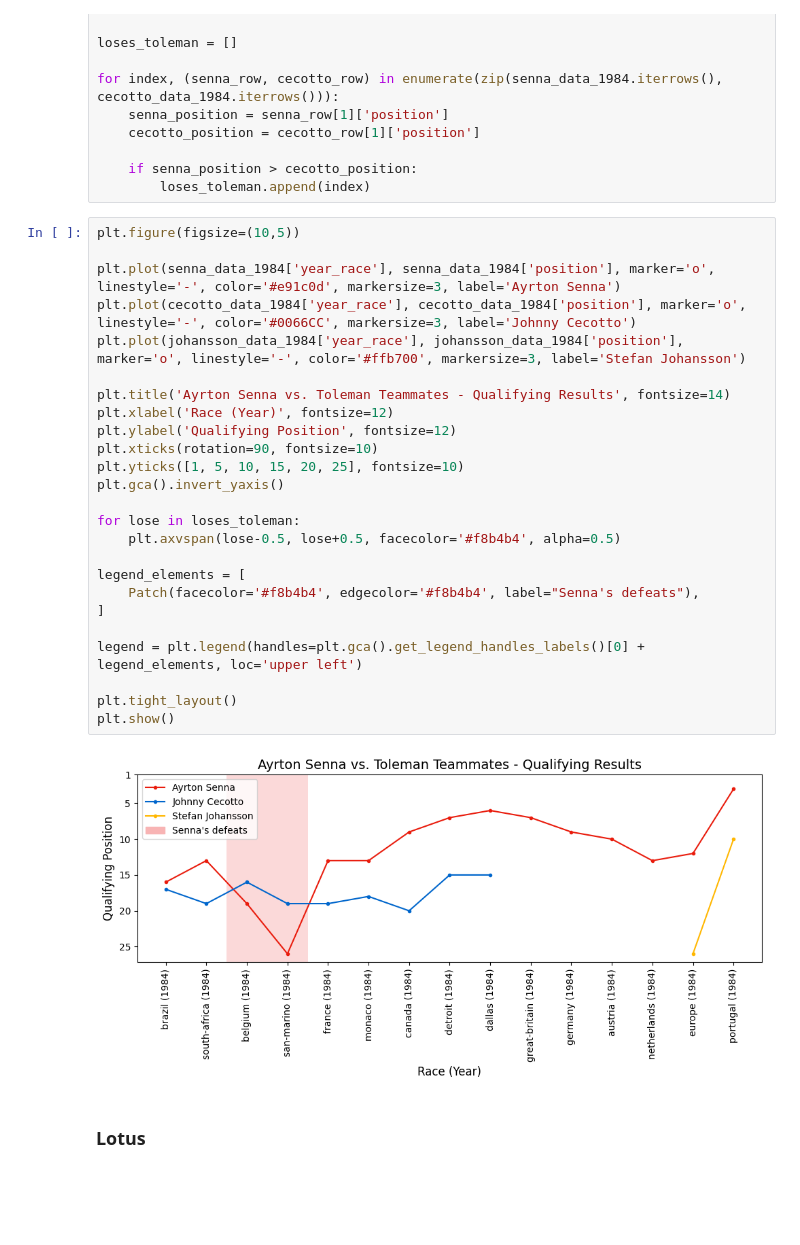
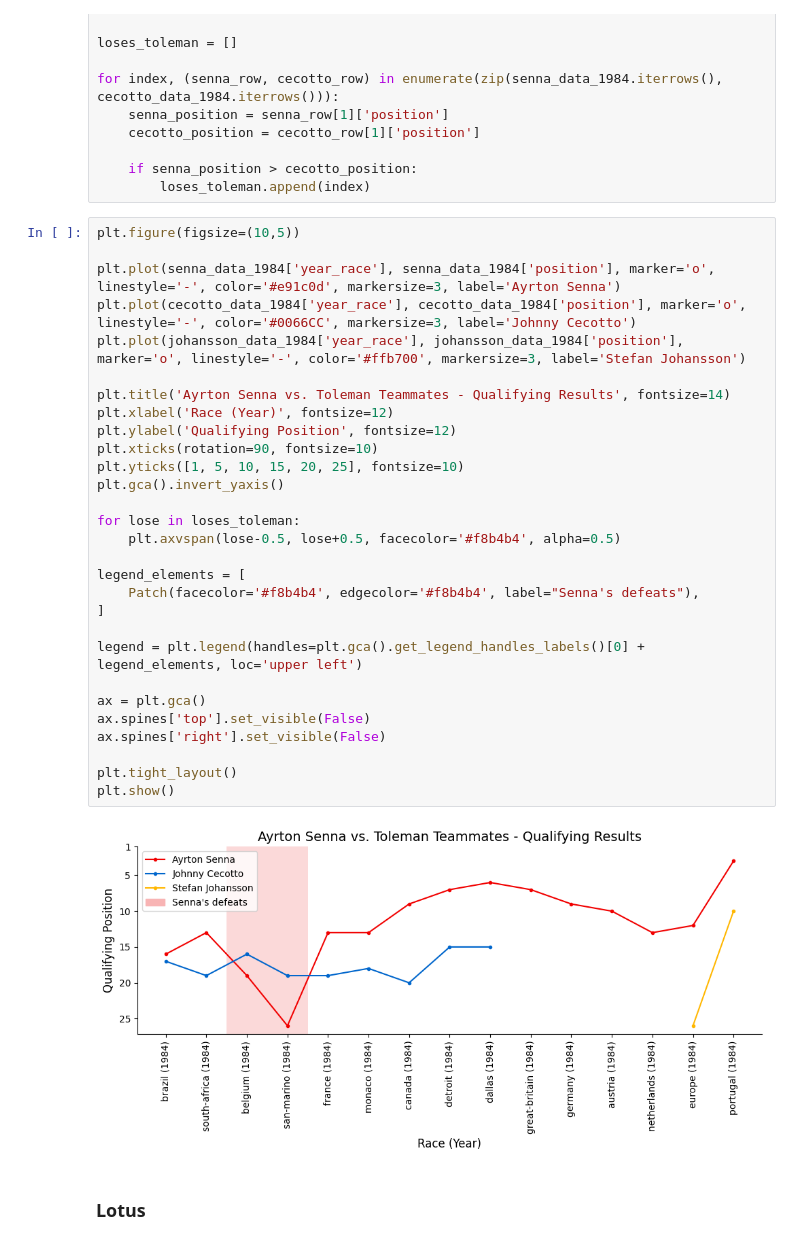
Before and after one commit to thiagodalladea/ayrton-senna-dv, a Jupyter notebook: nb.ipynb, the cells around one changed output. Drawn from its saved outputs; the diff is of its cells as text; blank space fills up the shorter version.

Commit message:
new plots and new data

```diff
--- a/nb.ipynb
+++ b/nb.ipynb
@@ -134,30 +138,34 @@ for index, (senna_row, cecotto_row) in enumerate(zip(senna_data_1984.iterrows(),
 # %%
 plt.figure(figsize=(10,5))
 
 plt.plot(senna_data_1984['year_race'], senna_data_1984['position'], marker='o', linestyle='-', color='#e91c0d', markersize=3, label='Ayrton Senna')
 plt.plot(cecotto_data_1984['year_race'], cecotto_data_1984['position'], marker='o', linestyle='-', color='#0066CC', markersize=3, label='Johnny Cecotto')
 plt.plot(johansson_data_1984['year_race'], johansson_data_1984['position'], marker='o', linestyle='-', color='#ffb700', markersize=3, label='Stefan Johansson')
 
 plt.title('Ayrton Senna vs. Toleman Teammates - Qualifying Results', fontsize=14)
 plt.xlabel('Race (Year)', fontsize=12)
 plt.ylabel('Qualifying Position', fontsize=12)
 plt.xticks(rotation=90, fontsize=10)
 plt.yticks([1, 5, 10, 15, 20, 25], fontsize=10)
 plt.gca().invert_yaxis()
 
 for lose in loses_toleman:
     plt.axvspan(lose-0.5, lose+0.5, facecolor='#f8b4b4', alpha=0.5)
 
 legend_elements = [
     Patch(facecolor='#f8b4b4', edgecolor='#f8b4b4', label="Senna's defeats"),
 ]
 
 legend = plt.legend(handles=plt.gca().get_legend_handles_labels()[0] + legend_elements, loc='upper left')
 
+ax = plt.gca()
+ax.spines['top'].set_visible(False)
+ax.spines['right'].set_visible(False)
+
 plt.tight_layout()
 plt.show()
 # %% [output]
-[figure, old version]
+[figure, new version]
 # %% [markdown]
 ### Lotus
 # %%
```
Also changed, not shown: parts of 12 cells of this notebook, 7 other files.
